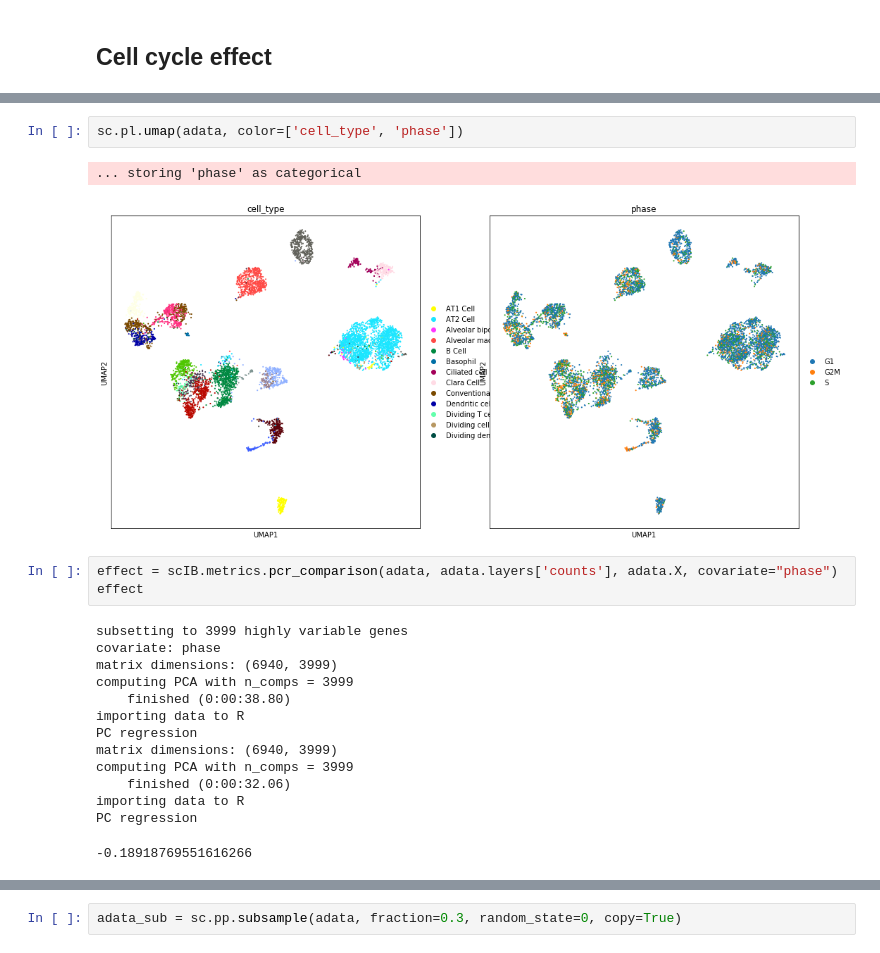
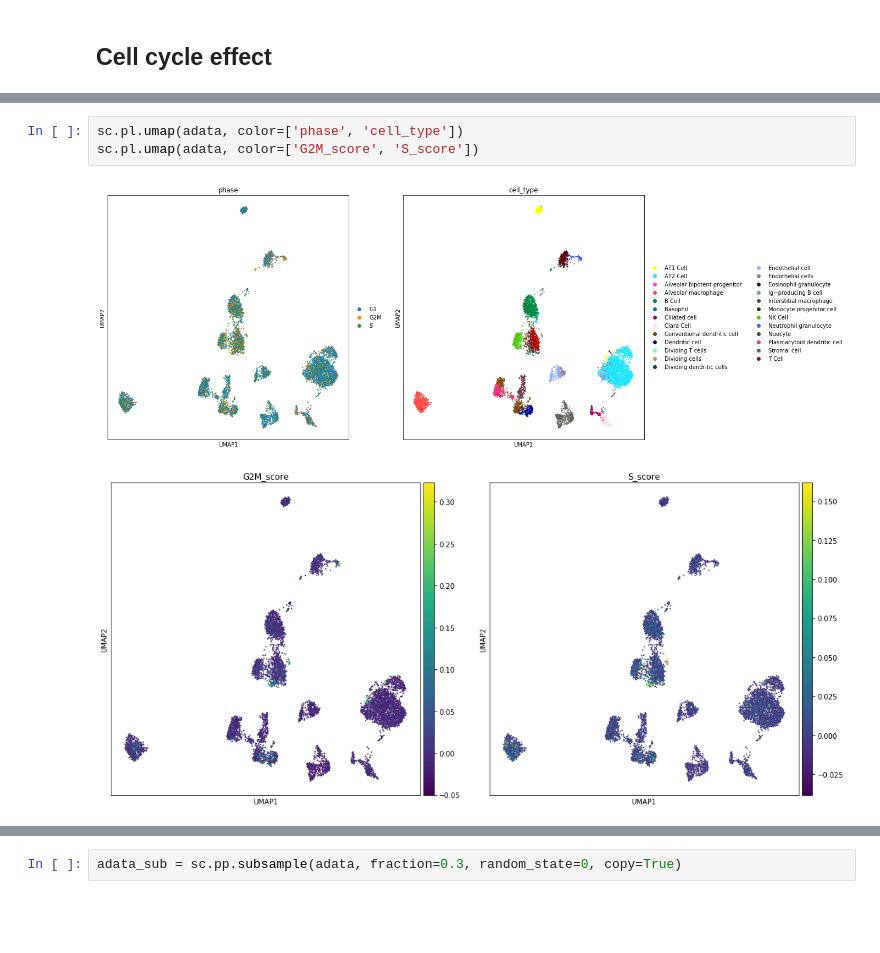
Before and after one commit to theislab/scib, a Jupyter notebook: notebooks/metrics/cell_cycle_effect.ipynb, the cells around one changed output, grey strips where cells are left out. Drawn from its saved outputs; the diff is of its cells as text; blank space fills up the shorter version.

```diff
--- a/notebooks/metrics/cell_cycle_effect.ipynb
+++ b/notebooks/metrics/cell_cycle_effect.ipynb
@@ -130,26 +92,10 @@ computing score 'G2M_score'
 -->     'phase', cell cycle phase (adata.obs)
 # %%
-sc.pl.umap(adata, color=['cell_type', 'phase'])
+sc.pl.umap(adata, color=['phase', 'cell_type'])
+sc.pl.umap(adata, color=['G2M_score', 'S_score'])
 # %% [output]
-... storing 'phase' as categorical
-[figure, old version]
+[figure, new version]
+[figure, added]
-# %%
-effect = scIB.metrics.pcr_comparison(adata, adata.layers['counts'], adata.X, covariate="phase")
-effect
-# %% [output]
-subsetting to 3999 highly variable genes
-covariate: phase
-matrix dimensions: (6940, 3999)
-computing PCA with n_comps = 3999
-    finished (0:00:38.80)
-importing data to R
-PC regression
-matrix dimensions: (6940, 3999)
-computing PCA with n_comps = 3999
-    finished (0:00:32.06)
-importing data to R
-PC regression
--0.18918769551616266
 # %%
 scIB.metrics.measureTM(scIB.metrics.pcr_comparison,
                        adata, adata.layers['counts'], adata.X, covariate="phase")
```
Also changed, not shown: parts of 13 cells of this notebook, 2 other files.
